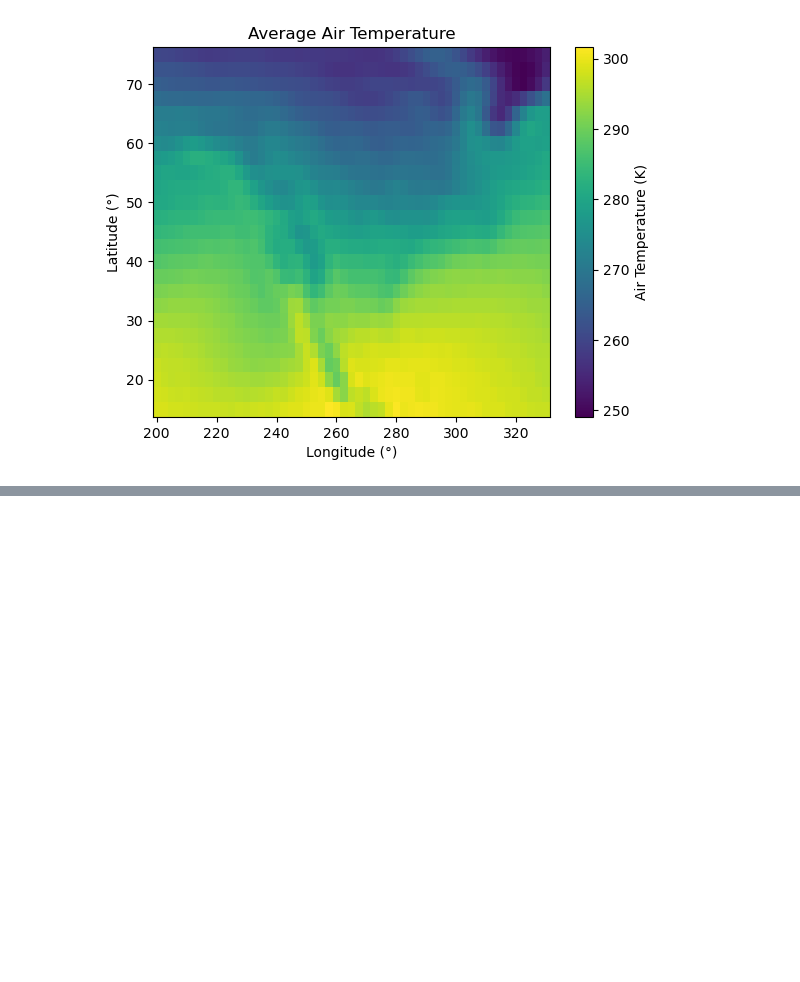
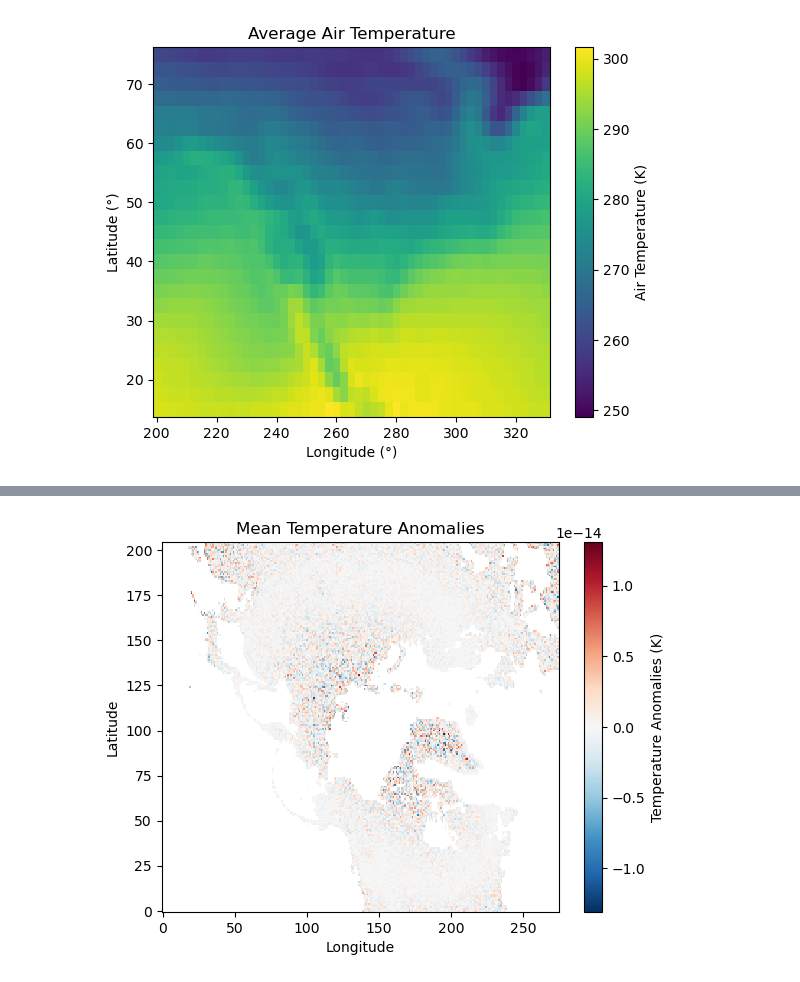
Before and after one commit to fredrickk-AI4EO/Air-temperature-analysis, a Jupyter notebook: code/air_temperature.ipynb, the cells around one changed output, grey strips where cells are left out. Saved outputs shown, nothing was run; the diff lists cells and outputs as text; code cells hidden in the pictures; blank space fills up the shorter version.

```diff
--- a/code/air_temperature.ipynb
+++ b/code/air_temperature.ipynb
@@ -107 +191,11 @@ plt.show()
+# %%
+anomalies = air_temperature - mean_temp
+anomalies.mean(dim="time").plot(cbar_kwargs={'label': 'Temperature Anomalies (K)'})
+plt.title("Mean Temperature Anomalies")
+plt.xlabel("Longitude")
+plt.ylabel("Latitude")
+plt.savefig('../figures/mean_temperature_anomalies.png')
+plt.show()
+# %% [output]
+[figure, added]
 # %%
```
Also changed, not shown: parts of 16 cells of this notebook, 12 other files.
